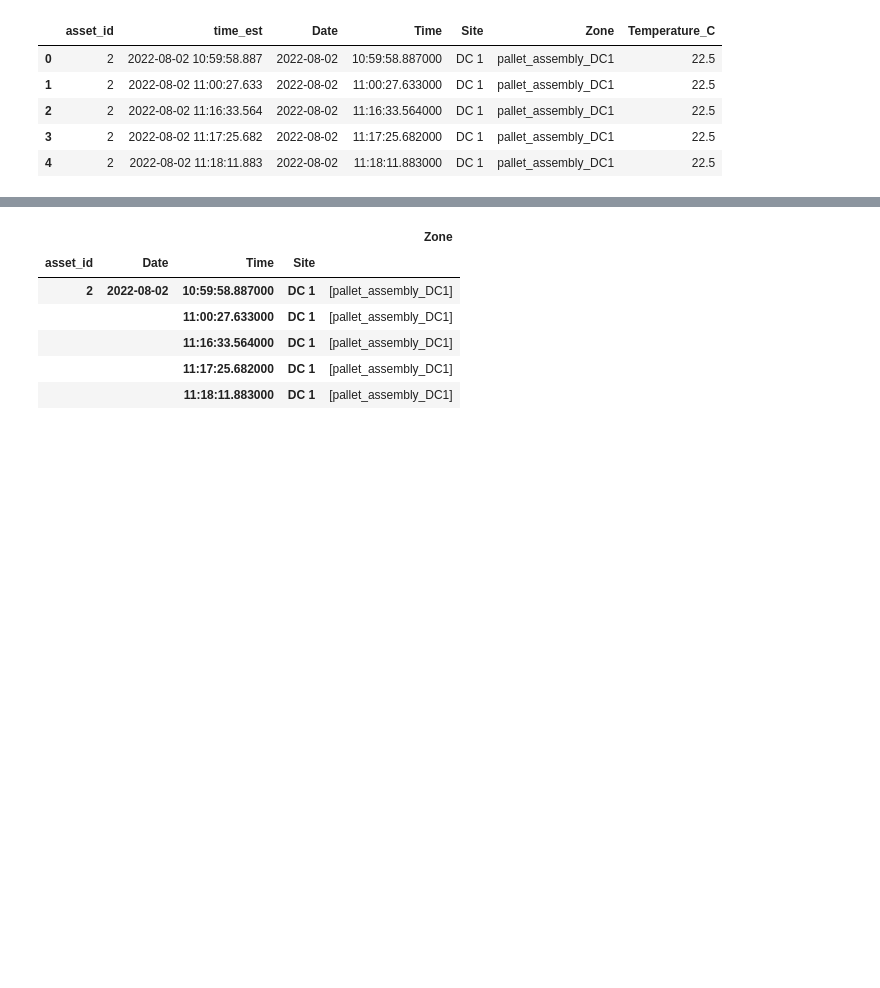
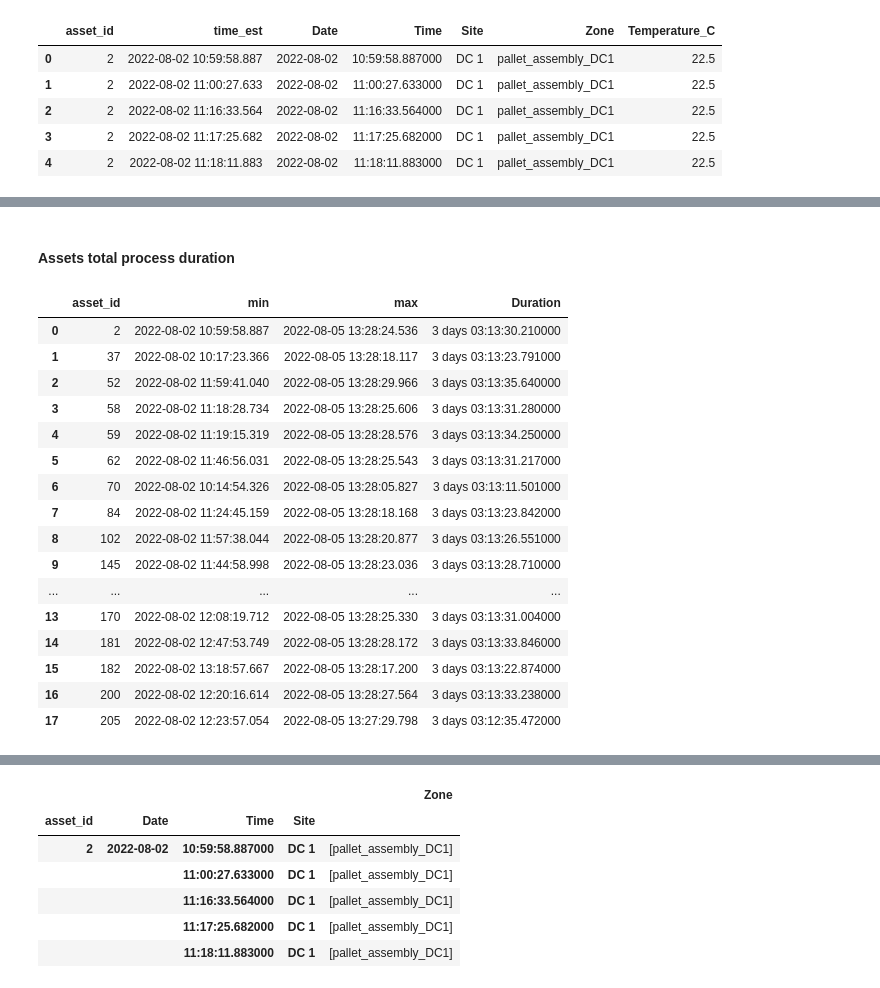
Before and after one commit to giocarro/Data_Science_Gio, a Jupyter notebook: Tareas/Data_Analyst_Assignment.ipynb, the cells around one changed output, grey strips where cells are left out. Saved outputs shown, nothing was run; the diff lists cells and outputs as text; code cells hidden in the pictures; blank space fills up the shorter version.

Commit message:
Created Data Frame containing process duration for every asset

```diff
--- a/Tareas/Data_Analyst_Assignment.ipynb
+++ b/Tareas/Data_Analyst_Assignment.ipynb
@@ -280,3 +282,6 @@ df_0.head()
 | 2 | 2 | 2022-08-02 11:16:33.564 | 2022-08-02 | 11:16:33.564000 | DC 1 | pallet_assembly_DC1 | 22.5 |
 | 3 | 2 | 2022-08-02 11:17:25.682 | 2022-08-02 | 11:17:25.682000 | DC 1 | pallet_assembly_DC1 | 22.5 |
 | 4 | 2 | 2022-08-02 11:18:11.883 | 2022-08-02 | 11:18:11.883000 | DC 1 | pallet_assembly_DC1 | 22.5 |
+# %%
+df_assets = pd.DataFrame(df_0.groupby(['asset_id'], as_index=False)['time_est'].agg(['min','max']).reset_index())
+df_assets
@@ -283 +319,25 @@ df_0.head()
+# %% [markdown]
+#### Assets total process duration
+# %%
+df_assets['Date_range'] = df_assets['max'] - df_assets['min'].min()
+# %%
+df_assets.rename(columns={'Date_range':'Duration'})
+# %% [output]
+|  | asset_id | min | max | Duration |
+| 0 | 2 | 2022-08-02 10:59:58.887 | 2022-08-05 13:28:24.536 | 3 days 03:13:30.210000 |
+| 1 | 37 | 2022-08-02 10:17:23.366 | 2022-08-05 13:28:18.117 | 3 days 03:13:23.791000 |
+| 2 | 52 | 2022-08-02 11:59:41.040 | 2022-08-05 13:28:29.966 | 3 days 03:13:35.640000 |
+| 3 | 58 | 2022-08-02 11:18:28.734 | 2022-08-05 13:28:25.606 | 3 days 03:13:31.280000 |
+| 4 | 59 | 2022-08-02 11:19:15.319 | 2022-08-05 13:28:28.576 | 3 days 03:13:34.250000 |
+| 5 | 62 | 2022-08-02 11:46:56.031 | 2022-08-05 13:28:25.543 | 3 days 03:13:31.217000 |
+| 6 | 70 | 2022-08-02 10:14:54.326 | 2022-08-05 13:28:05.827 | 3 days 03:13:11.501000 |
+| 7 | 84 | 2022-08-02 11:24:45.159 | 2022-08-05 13:28:18.168 | 3 days 03:13:23.842000 |
+| 8 | 102 | 2022-08-02 11:57:38.044 | 2022-08-05 13:28:20.877 | 3 days 03:13:26.551000 |
+| 9 | 145 | 2022-08-02 11:44:58.998 | 2022-08-05 13:28:23.036 | 3 days 03:13:28.710000 |
+| ... | ... | ... | ... | ... |
+| 13 | 170 | 2022-08-02 12:08:19.712 | 2022-08-05 13:28:25.330 | 3 days 03:13:31.004000 |
+| 14 | 181 | 2022-08-02 12:47:53.749 | 2022-08-05 13:28:28.172 | 3 days 03:13:33.846000 |
+| 15 | 182 | 2022-08-02 13:18:57.667 | 2022-08-05 13:28:17.200 | 3 days 03:13:22.874000 |
+| 16 | 200 | 2022-08-02 12:20:16.614 | 2022-08-05 13:28:27.564 | 3 days 03:13:33.238000 |
+| 17 | 205 | 2022-08-02 12:23:57.054 | 2022-08-05 13:27:29.798 | 3 days 03:12:35.472000 |
 # %%
```
Also changed, not shown: parts of 11 cells of this notebook.
